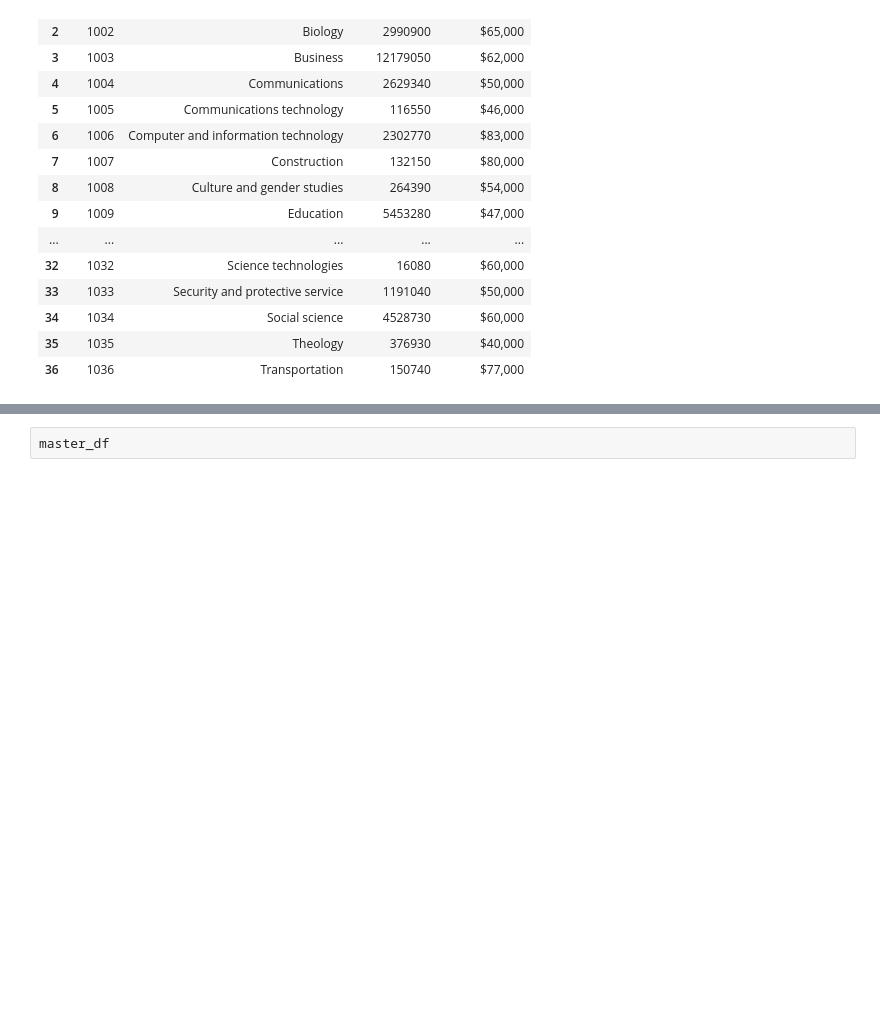
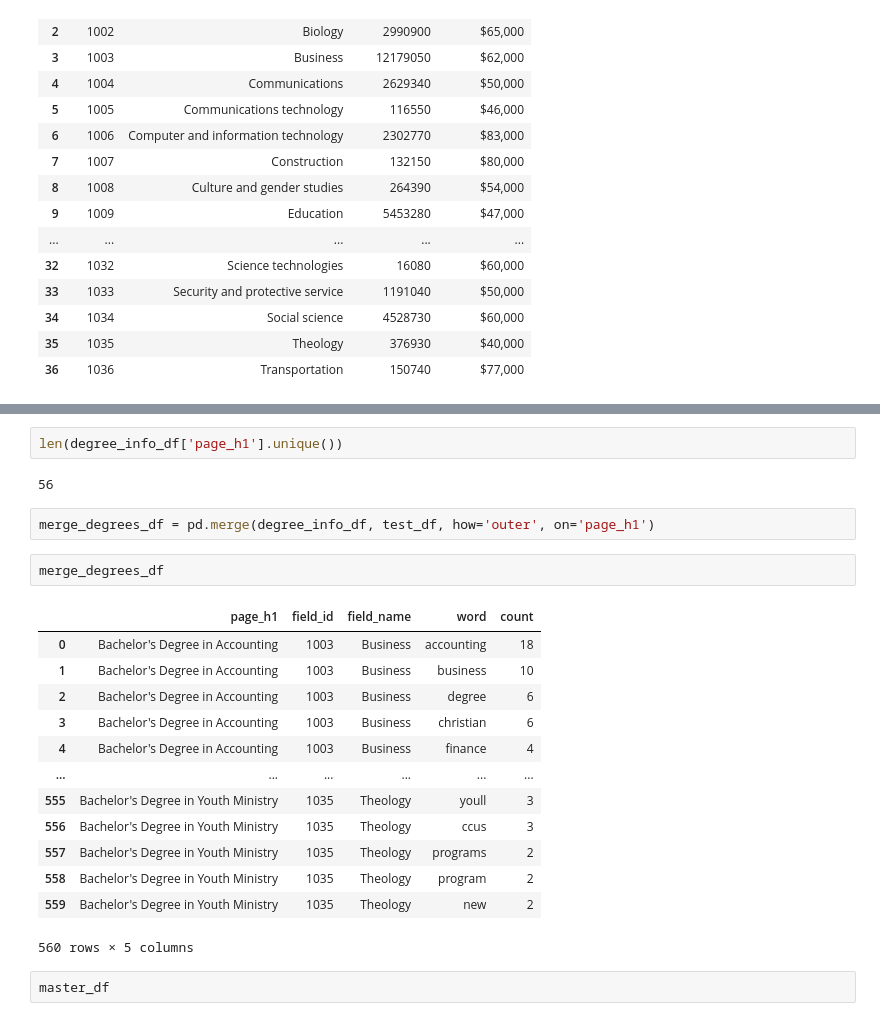
Before and after one commit to CCom20/etl-seo-project, a Jupyter notebook: web_scraper.ipynb, the cells around one changed output, grey strips where cells are left out. Saved outputs shown, nothing was run; the diff lists cells and outputs as text; blank space fills up the shorter version.

```diff
--- a/web_scraper.ipynb
+++ b/web_scraper.ipynb
@@ -343,3 +409,25 @@ main_bls_df
+# %%
+len(degree_info_df['page_h1'].unique())
+# %% [output]
+56
+# %%
+merge_degrees_df = pd.merge(degree_info_df, test_df, how='outer', on='page_h1')
+# %%
+merge_degrees_df
+# %% [output]
+|  | page_h1 | field_id | field_name | word | count |
+| 0 | Bachelor's Degree in Accounting | 1003 | Business | accounting | 18 |
+| 1 | Bachelor's Degree in Accounting | 1003 | Business | business | 10 |
+| 2 | Bachelor's Degree in Accounting | 1003 | Business | degree | 6 |
+| 3 | Bachelor's Degree in Accounting | 1003 | Business | christian | 6 |
+| 4 | Bachelor's Degree in Accounting | 1003 | Business | finance | 4 |
+| ... | ... | ... | ... | ... | ... |
+| 555 | Bachelor's Degree in Youth Ministry | 1035 | Theology | youll | 3 |
+| 556 | Bachelor's Degree in Youth Ministry | 1035 | Theology | ccus | 3 |
+| 557 | Bachelor's Degree in Youth Ministry | 1035 | Theology | programs | 2 |
+| 558 | Bachelor's Degree in Youth Ministry | 1035 | Theology | program | 2 |
+| 559 | Bachelor's Degree in Youth Ministry | 1035 | Theology | new | 2 |
+560 rows × 5 columns
 # %%
 master_df
 # %% [output]
```
Also changed, not shown: parts of 14 cells of this notebook, 1 other file.
